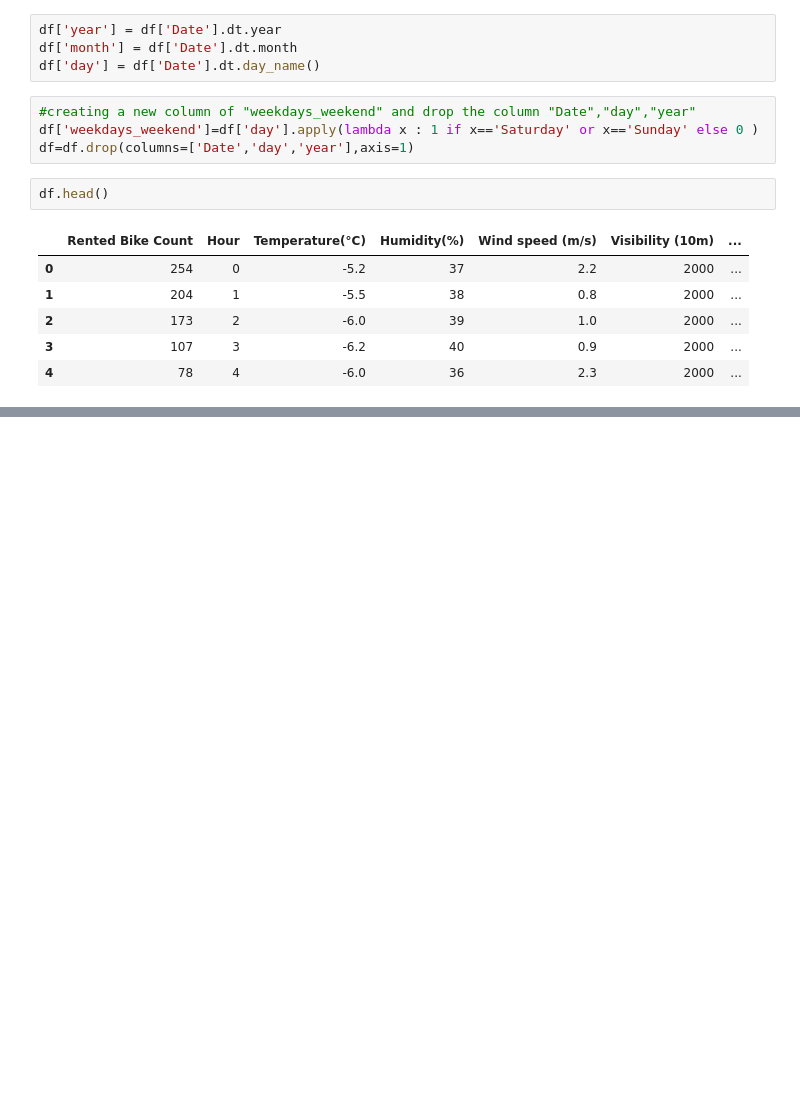
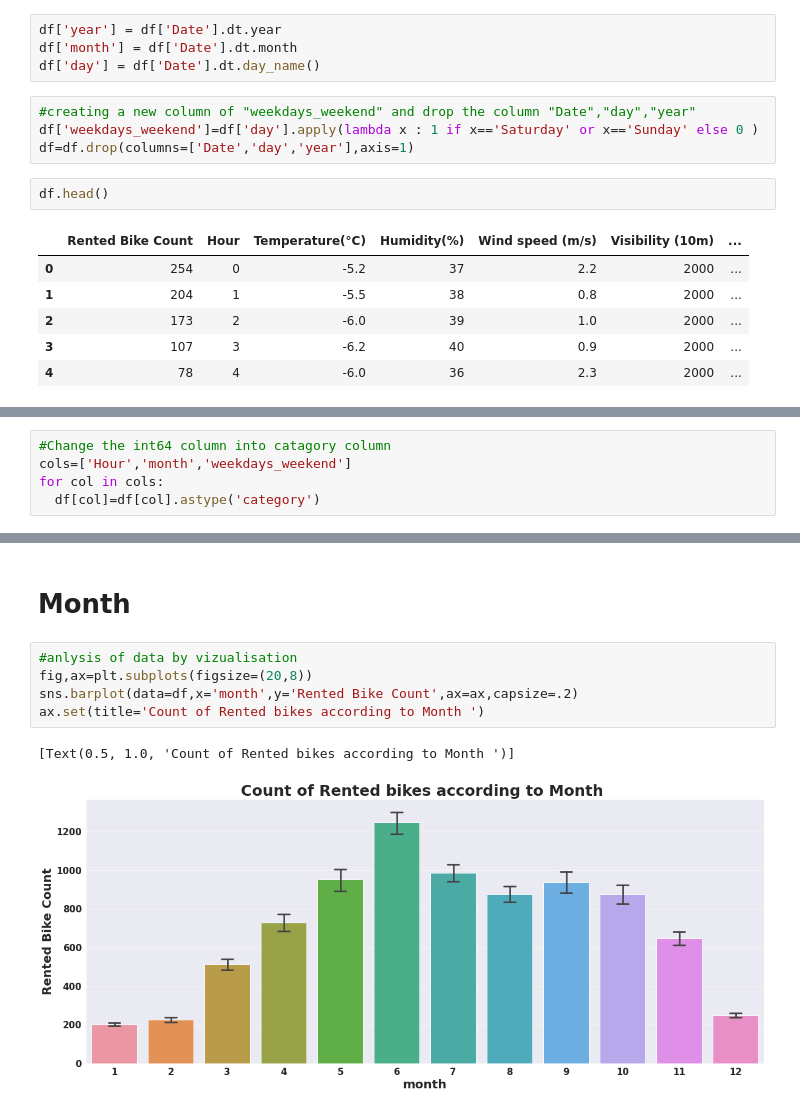
Before and after one commit to yashwany/Bike-Sharing-Demand-Prediction, a Jupyter notebook: Capstone_project_Bike_Sharing_Demand_Prediction.ipynb, the cells around one changed output, grey strips where cells are left out. Saved outputs shown, nothing was run; the diff lists cells and outputs as text; blank space fills up the shorter version.

```diff
--- a/Capstone_project_Bike_Sharing_Demand_Prediction.ipynb
+++ b/Capstone_project_Bike_Sharing_Demand_Prediction.ipynb
@@ -331,0 +381,5 @@ df.head()
+# %%
+#Change the int64 column into catagory column
+cols=['Hour','month','weekdays_weekend']
+for col in cols:
+  df[col]=df[col].astype('category')
@@ -331,0 +441,10 @@ df.head()
+# %% [markdown]
+# Month
+# %%
+#anlysis of data by vizualisation
+fig,ax=plt.subplots(figsize=(20,8))
+sns.barplot(data=df,x='month',y='Rented Bike Count',ax=ax,capsize=.2)
+ax.set(title='Count of Rented bikes according to Month ')
+# %% [output]
+[Text(0.5, 1.0, 'Count of Rented bikes according to Month ')]
+[figure, added]
```
Also changed, not shown: parts of 36 cells of this notebook.
